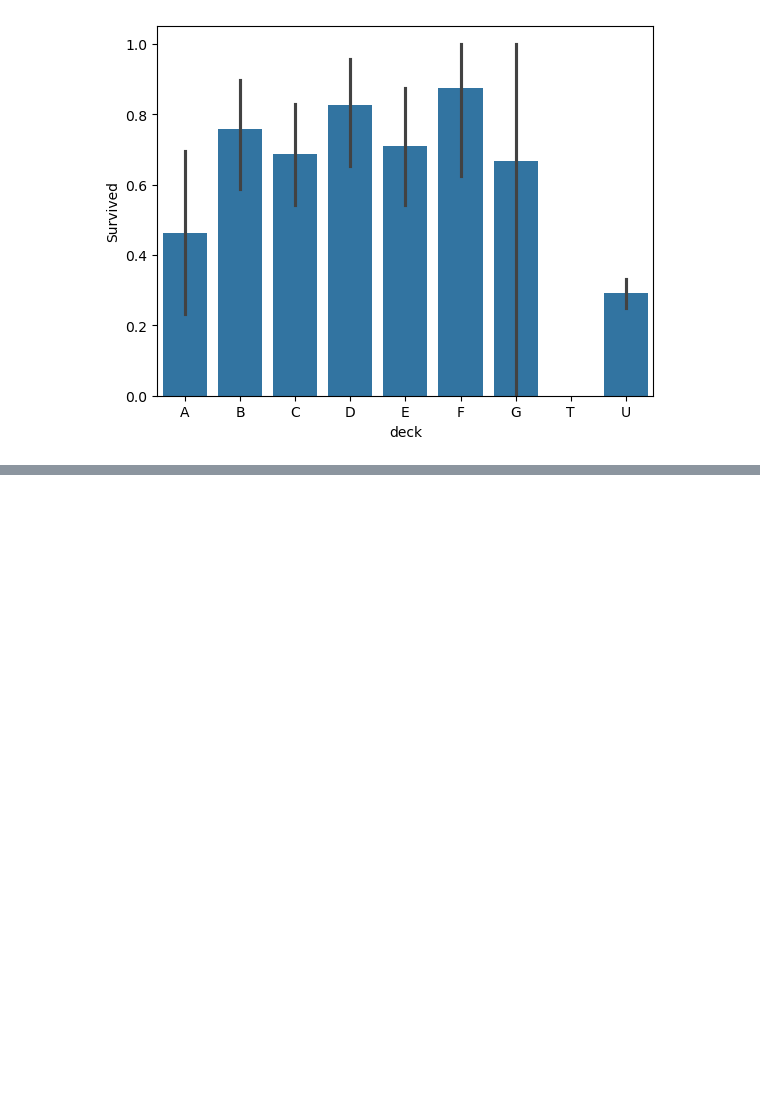
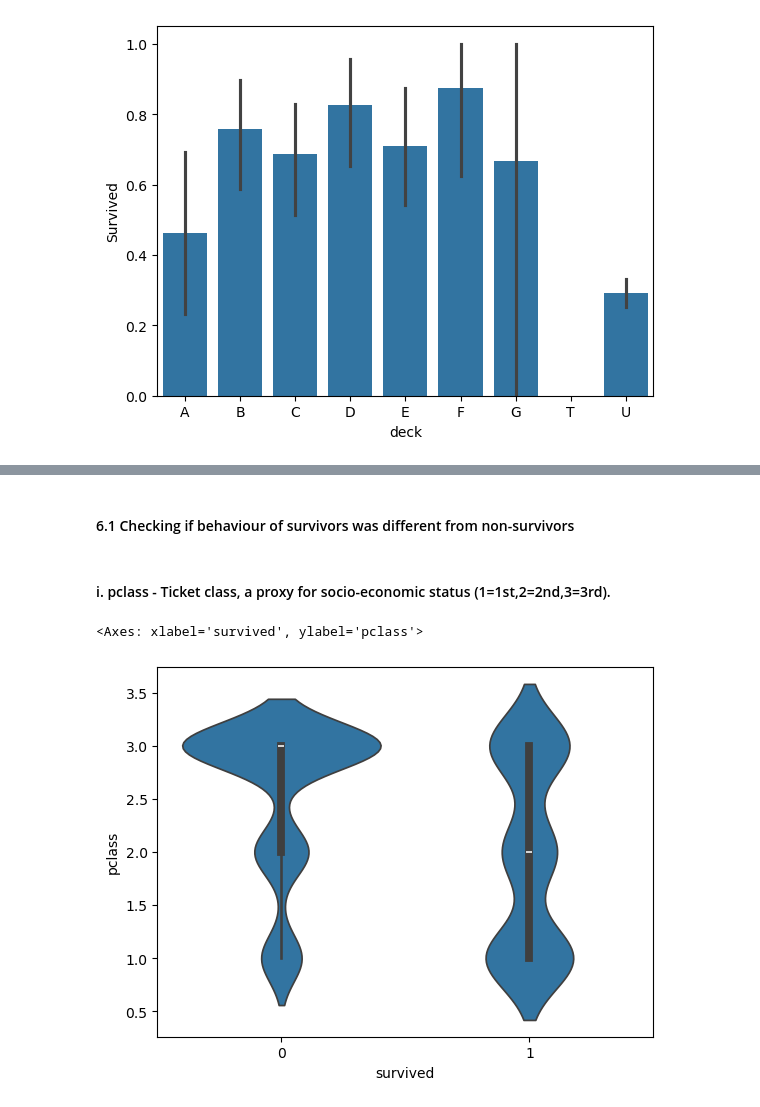
Before and after one commit to Kobeyvines/Titanic_dataset, a Jupyter notebook: notebook/EDA.ipynb, the cells around one changed output, grey strips where cells are left out. Cells and saved outputs as stored; diff of their text form; code cells hidden in the pictures; blank space fills up the shorter version.

```diff
--- a/notebook/EDA.ipynb
+++ b/notebook/EDA.ipynb
@@ -296,0 +333,10 @@ plt.show()
+# %% [markdown]
+#### 6.1 Checking if behaviour of survivors was different from non-survivors
+# %% [markdown]
+#### i. pclass - Ticket class, a proxy for socio-economic status (1=1st,2=2nd,3=3rd).
+# %%
+# Good for finding Outliers in pclass and seeing if Rich people survived
+sns.violinplot(x="survived", y="pclass", data=X_train.join(y_train))
+# %% [output]
+<Axes: xlabel='survived', ylabel='pclass'>
+[figure, added]
```
Also changed, not shown: parts of 25 cells of this notebook.
